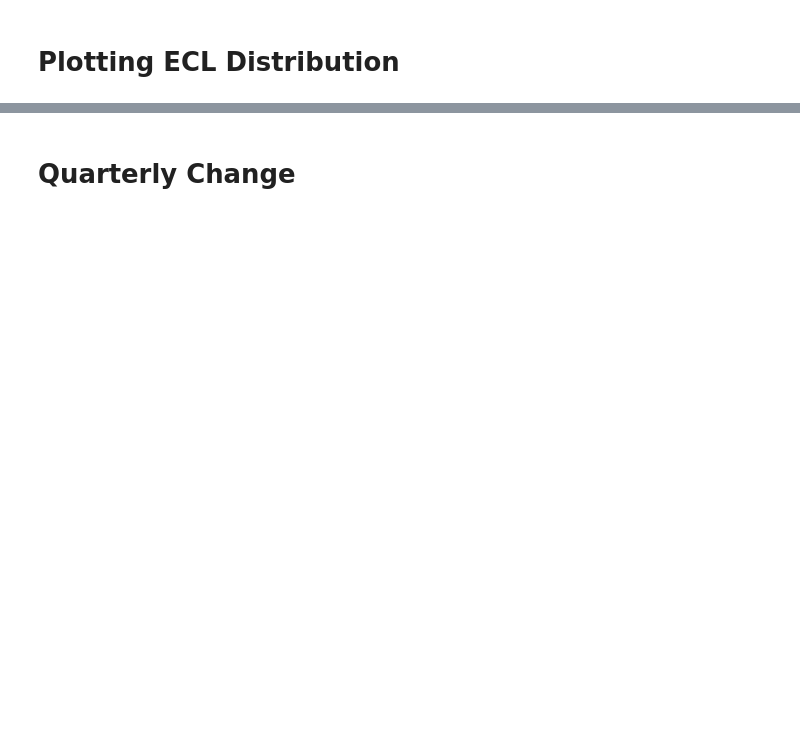
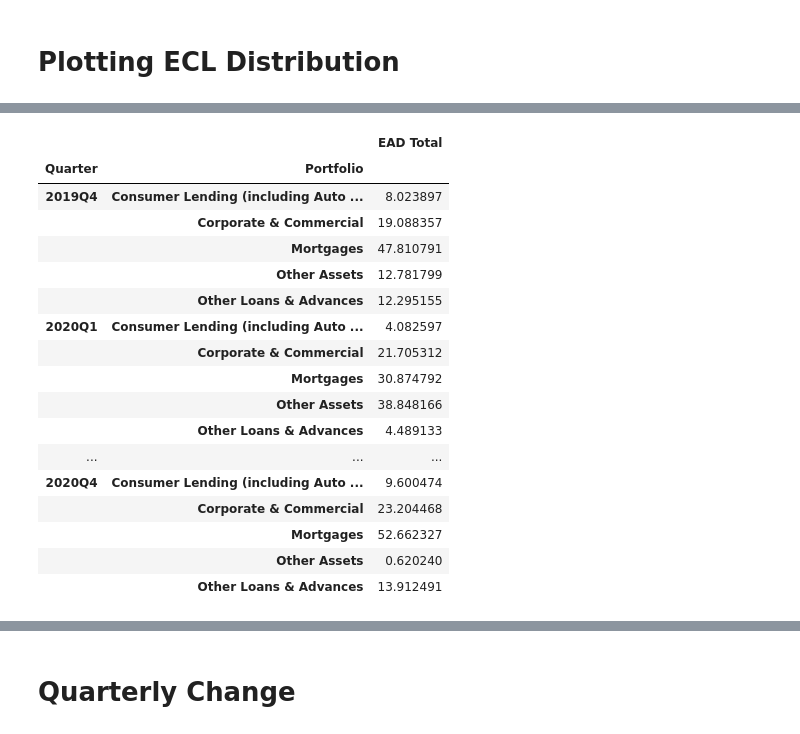
Before and after one commit to Anko-Jipsa/credit-benchmark, a Jupyter notebook: Untitled.ipynb, the cells around one changed output, grey strips where cells are left out. Saved outputs shown, nothing was run; the diff lists cells and outputs as text; code cells hidden in the pictures; blank space fills up the shorter version.

```diff
--- a/Untitled.ipynb
+++ b/Untitled.ipynb
@@ -139,5 +146,4 @@ def canvas() -> plotly.graph_objects:
 # Plotting ECL Distribution
 # %%
 xx = pivot_df(df1, "EAD", "Total")
-xx = filter_quarter_pivot(xx, start="2019Q4", end="2019Q4")
 xx = distribution_pivot(xx)
@@ -143,0 +167,21 @@ xx = distribution_pivot(xx)
+# %%
+xx.groupby(["Quarter", "Portfolio"]).mean()
+# %% [output]
+|  |  | EAD Total |
+| Quarter | Portfolio |  |
+| 2019Q4 | Consumer Lending (including Auto ... | 8.023897 |
+|  | Corporate & Commercial | 19.088357 |
+|  | Mortgages | 47.810791 |
+|  | Other Assets | 12.781799 |
+|  | Other Loans & Advances | 12.295155 |
+| 2020Q1 | Consumer Lending (including Auto ... | 4.082597 |
+|  | Corporate & Commercial | 21.705312 |
+|  | Mortgages | 30.874792 |
+|  | Other Assets | 38.848166 |
+|  | Other Loans & Advances | 4.489133 |
+| ... | ... | ... |
+| 2020Q4 | Consumer Lending (including Auto ... | 9.600474 |
+|  | Corporate & Commercial | 23.204468 |
+|  | Mortgages | 52.662327 |
+|  | Other Assets | 0.620240 |
+|  | Other Loans & Advances | 13.912491 |
```
Also changed, not shown: parts of 20 cells of this notebook, 7 other files.
